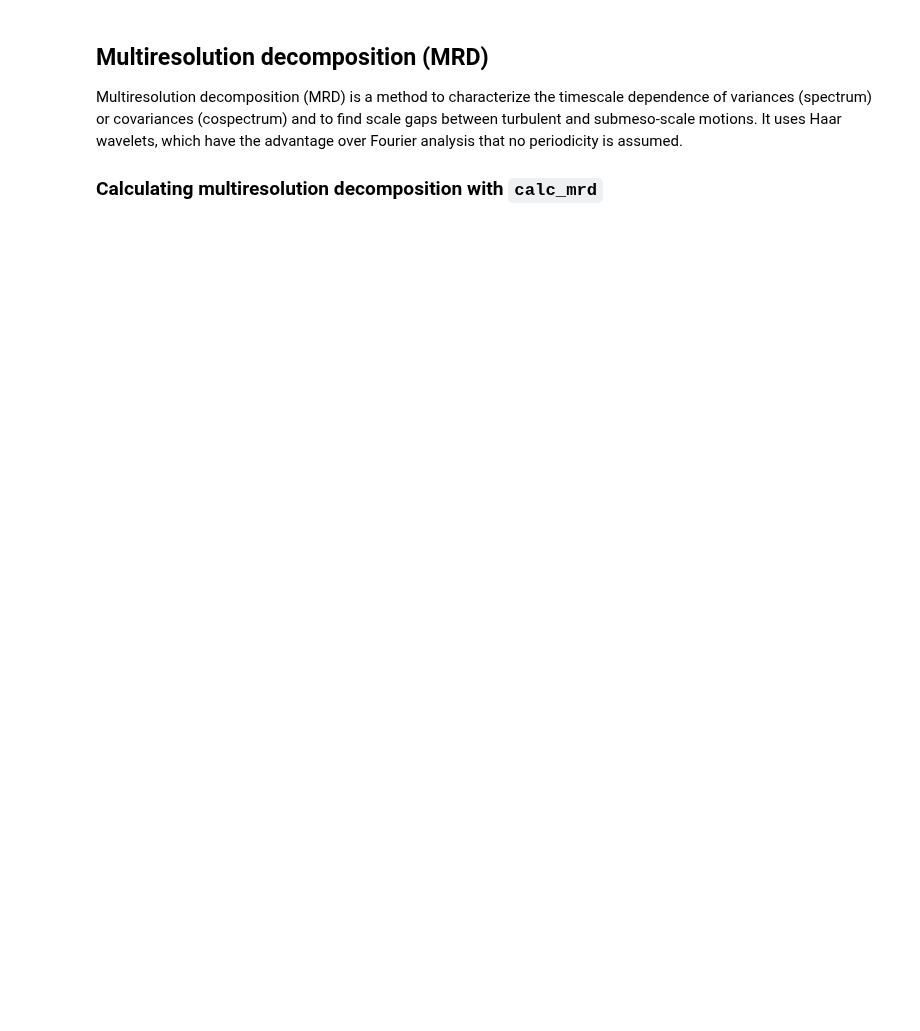
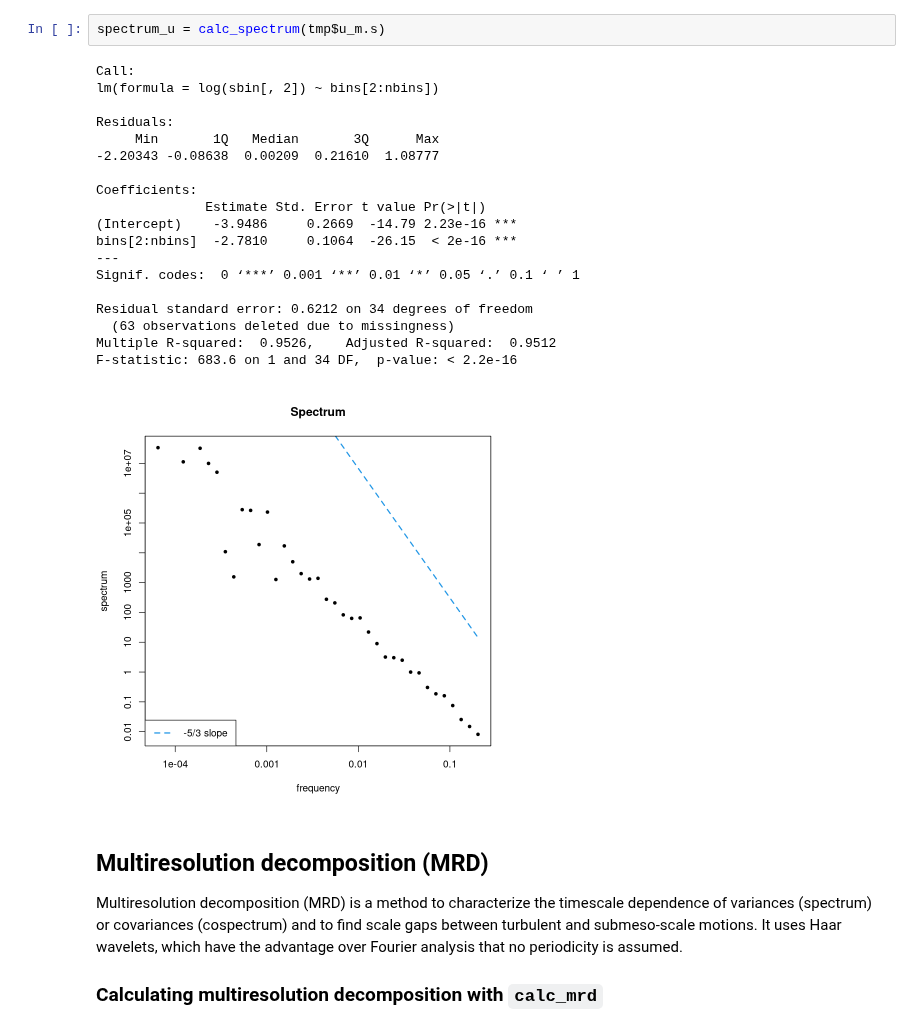
Before and after one commit to noctiluc3nt/ec_analyze, a Jupyter notebook: notebooks/04_multiresolution-decomposition.ipynb, the cells around one changed output. Drawn from its saved outputs; the diff is of its cells as text; blank space fills up the shorter version.

```diff
--- a/notebooks/04_multiresolution-decomposition.ipynb
+++ b/notebooks/04_multiresolution-decomposition.ipynb
@@ -11,3 +38,25 @@
+# %%
+spectrum_u = calc_spectrum(tmp$u_m.s)
+# %% [output]
+Call:
+lm(formula = log(sbin[, 2]) ~ bins[2:nbins])
+
+Residuals:
+     Min       1Q   Median       3Q      Max
+-2.20343 -0.08638  0.00209  0.21610  1.08777
+
+Coefficients:
+              Estimate Std. Error t value Pr(>|t|)
+(Intercept)    -3.9486     0.2669  -14.79 2.23e-16 ***
+bins[2:nbins]  -2.7810     0.1064  -26.15  < 2e-16 ***
+---
+Signif. codes:  0 ‘***’ 0.001 ‘**’ 0.01 ‘*’ 0.05 ‘.’ 0.1 ‘ ’ 1
+
+Residual standard error: 0.6212 on 34 degrees of freedom
+  (63 observations deleted due to missingness)
+Multiple R-squared:  0.9526,    Adjusted R-squared:  0.9512
+F-statistic: 683.6 on 1 and 34 DF,  p-value: < 2.2e-16
+[figure, added]
 # %% [markdown]
 ## Multiresolution decomposition (MRD)
 Multiresolution decomposition (MRD) is a method to characterize the timescale dependence of variances (spectrum) or covariances (cospectrum) and to find scale gaps between turbulent and submeso-scale motions. It uses Haar wavelets, which have the advantage over Fourier analysis that no periodicity is assumed.
```
Also changed, not shown: parts of 7 cells of this notebook.
